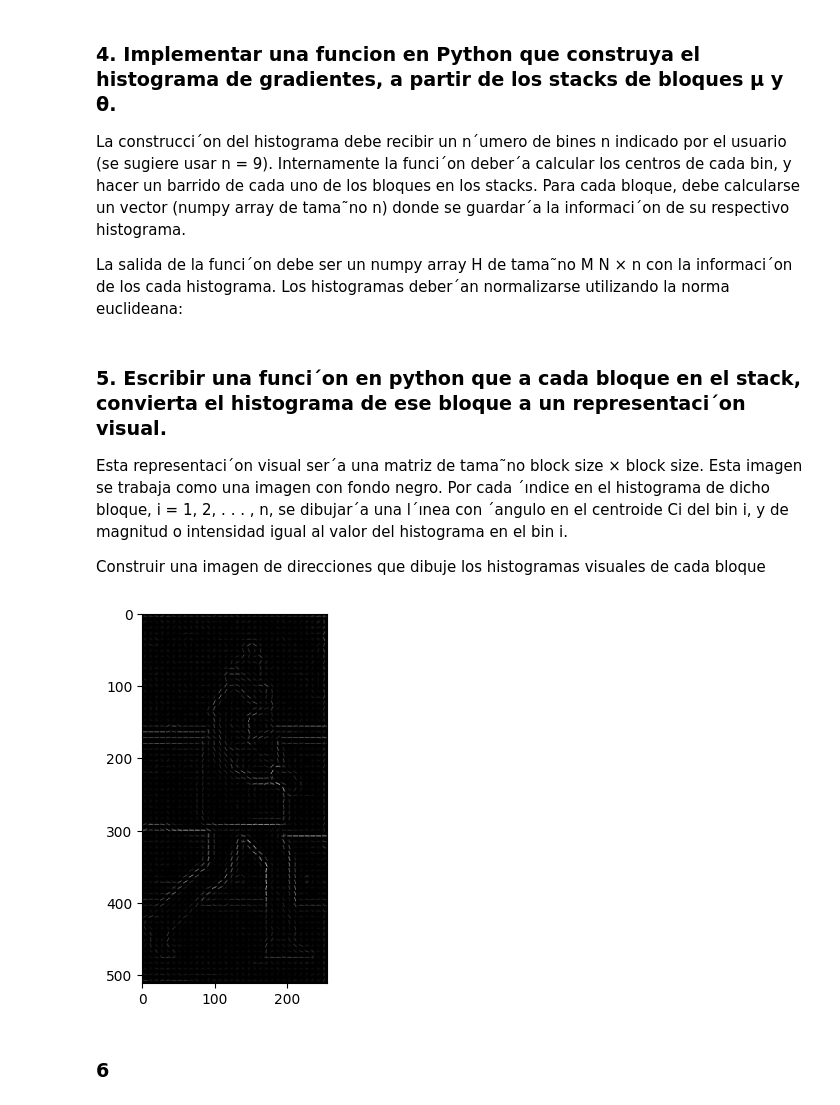
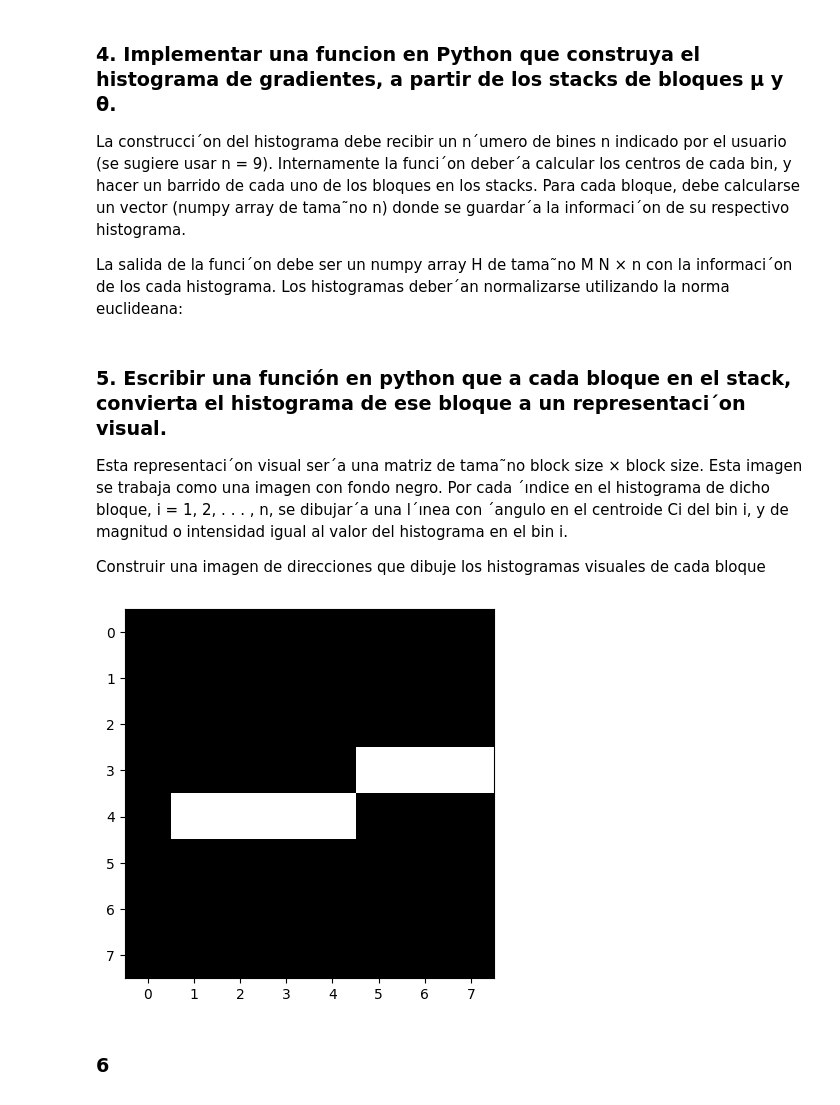
Before and after one commit to Diego-CB/Lab2-VC, a Jupyter notebook: Lab02.ipynb, the cells around one changed output. Saved outputs shown, nothing was run; the diff lists cells and outputs as text; code cells hidden in the pictures.

```diff
--- a/Lab02.ipynb
+++ b/Lab02.ipynb
@@ -27,6 +27,11 @@ plt.imshow(img)
 - reescalado (resize) a un tamano (128k, 64k), (ratio 2:1).
 # %%
 def parte1(img, k):
+    '''
+    funcion en Python que acepte una imagen a colores, y haga las siguientes transformaciones:
+    - conversion de RGB a escala de grises
+    - reescalado (resize) a un tamano (128k, 64k), (ratio 2:1).
+    '''
     if k < 1 or k is None:
         raise Exception('K must be >= 1')
 
@@ -194,5 +183,5 @@ gradient_histograms = build_gradient_histogram(magnitude_stack, angle_stack, 9)
 # %% [markdown]
-### 5. Escribir una funci´on en python que a cada bloque en el stack, convierta el histograma de ese bloque a un representaci´on visual.
+### 5. Escribir una función en python que a cada bloque en el stack, convierta el histograma de ese bloque a un representaci´on visual.
 
 Esta representaci´on visual ser´a una matriz de tama˜no block size × block size. Esta imagen se trabaja como una
 imagen con fondo negro. Por cada ´ındice en el histograma de dicho bloque, i = 1, 2, . . . , n, se dibujar´a una l´ınea con ´angulo
@@ -283,10 +191,44 @@ visualize_histograms(angle_image)
-# %%
-from skimage.feature import hog
-fd, hogI = hog(resized, orientations=9, pixels_per_cell=(8, 8), cells_per_block=(2, 2), visualize=True)
-
-plt.imshow(hogI, cmap='gray')
-plt.show()
-# %% [output]
-[figure, removed]
+# %%
+import numpy as np
+import cv2
+import matplotlib.pyplot as plt
+
+def histogram_to_visual_representation(histogram, block_size):
+    # Calcular los centros de cada bin
+    bin_centers = np.linspace(0, 180, len(histogram))
+
+    # Crear una imagen de fondo negro
+    visual_representation = np.zeros((block_size, block_size), dtype=np.uint8)
+
+    # Calcular el centro del bloque
+    center_x, center_y = block_size // 2, block_size // 2
+
+    # Dibujar una línea para cada bin del histograma
+    for i in range(len(histogram)):
+        # Calcular el ángulo en radianes
+        angle_rad = np.deg2rad(bin_centers[i])
+
+        # Calcular la magnitud de la línea
+        magnitude = int(histogram[i] * block_size / 2)
+
+        # Calcular los puntos de inicio y fin de la línea
+        start_x = int(center_x - magnitude * np.cos(angle_rad))
+        start_y = int(center_y - magnitude * np.sin(angle_rad))
+        end_x = int(center_x + magnitude * np.cos(angle_rad))
+        end_y = int(center_y + magnitude * np.sin(angle_rad))
+
+        # Dibujar la línea en la imagen
+        cv2.line(visual_representation, (start_x, start_y), (end_x, end_y), 255, 1)
+
+    return visual_representation
+
+histogram = H[0] # Primer histograma
+block_size = 8 # Tamaño del bloque
+
+visual_representation = histogram_to_visual_representation(histogram, block_size)
+plt.imshow(visual_representation, cmap='gray')
+plt.show()
+# %% [output]
+[figure, added]
 # %% [markdown]
 ### 6
```
Also changed, not shown: parts of 4 cells of this notebook.
